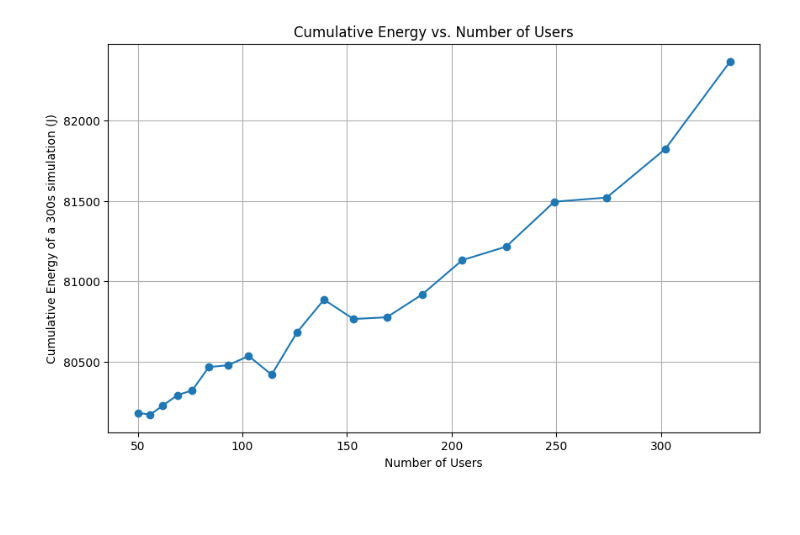
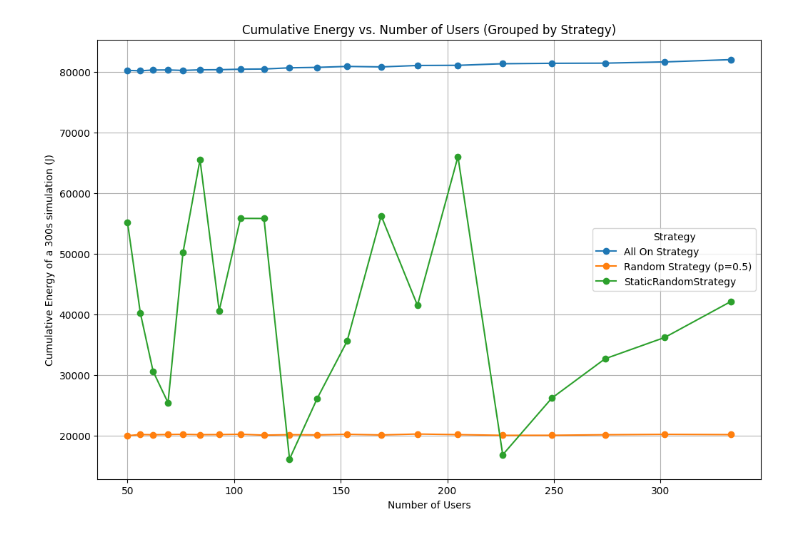
Before and after one commit to SimonR99/OptimisationNTN, a Jupyter notebook: analyse/energy_by_usercount.ipynb, the cells around one changed output. Drawn from its saved outputs; the diff is of its cells as text; code cells hidden in the pictures; blank space fills up the shorter version.

Commit message:
add more graph analysis

```diff
--- a/analyse/energy_by_usercount.ipynb
+++ b/analyse/energy_by_usercount.ipynb
@@ -1,45 +1,56 @@
 # %%
 import pandas as pd
 import glob
 import matplotlib.pyplot as plt
+from collections import defaultdict
 
-# Dictionary to hold dataframes
-dict_df = {}
+# Dictionary to hold dataframes grouped by strategy
+dict_df = defaultdict(list)
 
 # Read all energy history files
 for file in glob.glob("../output/energy_history_*.csv"):
+    # Extract strategy and user count from file name
+    # Example filename: energy_history_All On Strategy_56.csv
+    parts = file.split("_")
+    strategy = parts[2]  # Strategy name
+    user_count = int(parts[3].replace(".csv", ""))  # User count
+
+    # Read the file into a DataFrame
     df = pd.read_csv(file)
-    dict_df[file] = df
 
-# Prepare lists to store results
-user_counts = []
-cumulative_energies = []
+    # Store the data grouped by strategy
+    dict_df[strategy].append((user_count, df))
 
-# Process each file
-for file, df in dict_df.items():
-    # Calculate the cumulative energy (sum of all nodes)
-    cumulative_energy = df.sum().sum()
-    cumulative_energies.append(cumulative_energy)
+# Prepare the plot
+plt.figure(figsize=(12, 8))
 
-    # Extract user count from file name (assuming format includes user count)
-    # Example filename: energy_history_user10.csv
-    user_count = int(file.split("_")[-1].replace(".csv", "").replace("user", ""))
-    user_counts.append(user_count)
+# Process each strategy
+for strategy, data in dict_df.items():
+    user_counts = []
+    cumulative_energies = []
 
-# Combine and sort the data by user count
-data = list(zip(user_counts, cumulative_energies))
-data.sort(key=lambda x: x[0])  # Sort by user count
+    # Process each file for the strategy
+    for user_count, df in data:
+        # Calculate the cumulative energy (sum of all nodes)
+        cumulative_energy = df.sum().sum()
+        user_counts.append(user_count)
+        cumulative_energies.append(cumulative_energy)
 
-# Unzip the sorted data
-sorted_user_counts, sorted_cumulative_energies = zip(*data)
+    # Sort the data by user count
+    sorted_data = sorted(zip(user_counts, cumulative_energies), key=lambda x: x[0])
+    sorted_user_counts, sorted_cumulative_energies = zip(*sorted_data)
 
-# Plot the results
-plt.figure(figsize=(10, 6))
-plt.plot(sorted_user_counts, sorted_cumulative_energies, marker="o", linestyle="-")
-plt.title("Cumulative Energy vs. Number of Users")
+    # Plot the data for the current strategy
+    plt.plot(
+        sorted_user_counts, sorted_cumulative_energies, marker="o", linestyle="-", label=strategy
+    )
+
+# Finalize the plot
+plt.title("Cumulative Energy vs. Number of Users (Grouped by Strategy)")
 plt.xlabel("Number of Users")
 plt.ylabel("Cumulative Energy of a 300s simulation (J)")
+plt.legend(title="Strategy")
 plt.grid()
 plt.show()
 # %% [output]
-[figure, old version]
+[figure, new version]
```
Also changed, not shown: 2 other files.
